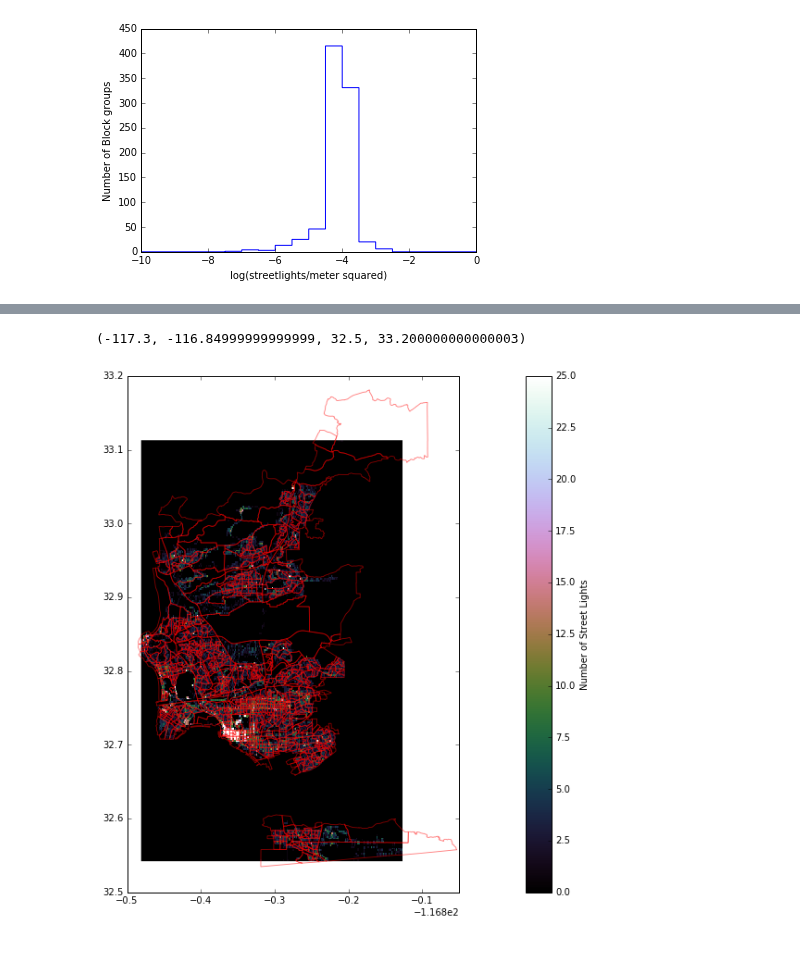
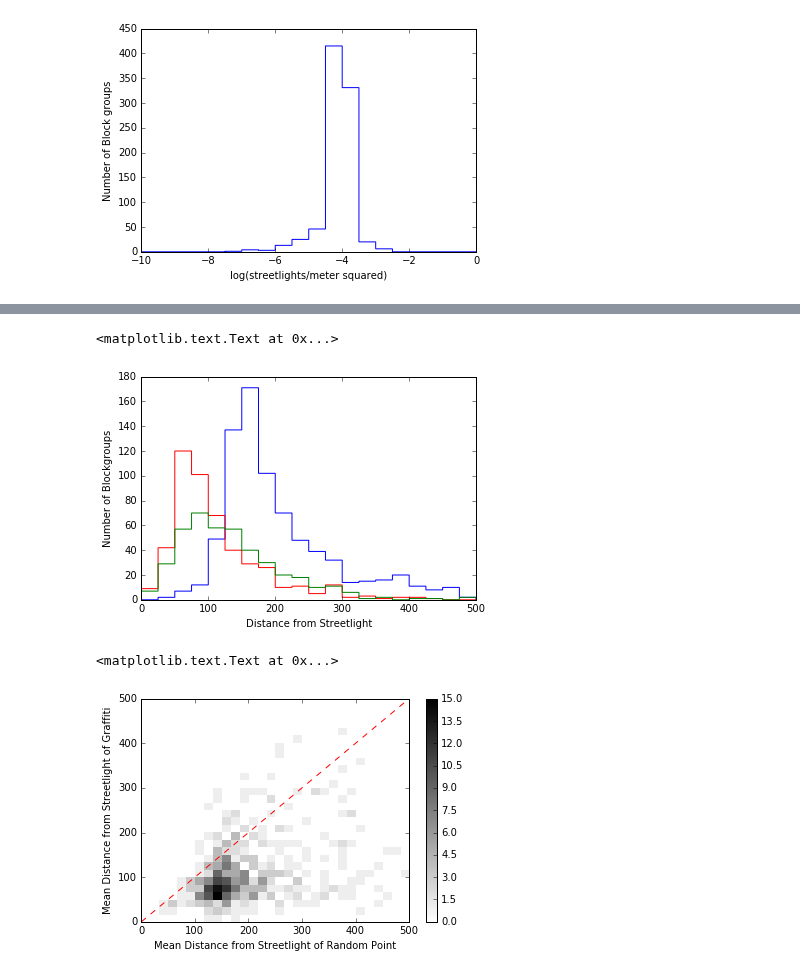
Before and after one commit to katiesch/insight2016, a Jupyter notebook: streetlight_density.ipynb, the cells around one changed output, grey strips where cells are left out. Drawn from its saved outputs; the diff is of its cells as text; code cells hidden in the pictures.

```diff
--- a/streetlight_density.ipynb
+++ b/streetlight_density.ipynb
@@ -154 +228,3 @@ plt.ylabel('Number of Block groups')
+# %%
+barf = pd.read_csv('output_files/total_reports_demo_0917.csv')
 # %%
@@ -174,3 +237,0 @@ sdcounty_index = np.where((bg_info[1]=='073') & (bg_info[3]!='0'))[0]
-# %%
-sdcounty['tract'] = sdcounty[2]
-sdcounty['blockgroup'] = sdcounty[3]
@@ -191,25 +238,31 @@ to_ignore = ['021600', '020706', '021304', '013206', '013419', '013314', '017020
-# %%
-fig,ax = plt.subplots(1,1, figsize=(10,10))
-
-patches = []
-for i in range(0,len(sdcounty_index)):
-    #if sdcounty.loc[sdcounty_index[i], 'tract'] in list(sdcity_census_tracts):
-    #    if (sdcounty.loc[sdcounty_index[i], 'tract'] not in to_ignore):
-    temp_tract = sdcounty.loc[sdcounty_index[i], 'tract']
-    temp_bg = sdcounty.loc[sdcounty_index[i], 'blockgroup']
-    if (len(np.where((streetlight_count['tract']==temp_tract) & (streetlight_count['blockgroup']==temp_bg))[0])==1):
-            barf = pd.DataFrame(shapes[sdcounty_index[i]].points)
-            poly = plt.Polygon(barf[[0,1]], fc='none', ec='r', alpha=0.5, lw=0.9, zorder=3)
-            patches.append(poly)
-            plt.gca().add_patch(poly)
-
-plt.hist2d(sl_record['lon'], sl_record['lat'], bins=(250,250), cmap='cubehelix', vmax=25)
-plt.colorbar(label='Number of Street Lights')
-
-
-plt.xlim(-117.28, -116.95)
-plt.ylim(32.5,33.1)
-plt.axis('scaled')
-# %% [output]
-(-117.3, -116.84999999999999, 32.5, 33.200000000000003)
-[figure, removed]
+# %%
+puker = pd.merge(barf[['tract', 'blockgroup', 'gsl_meandist', 'dsl_meandist',
+                      'tract_in_city']],
+                 sdcounty[['tract', 'blockgroup', 'sl_minidist']],
+                on=['tract', 'blockgroup'], how='left')
+# %%
+plt.hist(puker.loc[np.where(puker['tract_in_city']==1.0)[0], 'sl_minidist'],
+             bins=20, range=[0,500], histtype='step', color='b')
+plt.hist(puker.loc[np.where(puker['tract_in_city']==1.0)[0],'gsl_meandist'],
+             bins=20, range=[0,500], histtype='step', color='r')
+plt.hist(puker.loc[np.where(puker['tract_in_city']==1.0)[0],'dsl_meandist'],
+             bins=20, range=[0,500], histtype='step', color='g')
+
+plt.xlabel('Distance from Streetlight')
+plt.ylabel('Number of Blockgroups')
+# %% [output]
+<matplotlib.text.Text at 0x...>
+[figure, added]
+# %%
+#plt.plot(puker['sl_minidist'], puker['gsl_meandist'], 'k.')
+plt.hist2d(puker['sl_minidist'].astype(float), puker['gsl_meandist'].astype(float),
+           range=([0,500],[0,500]), bins=(30,30), cmap='binary')
+plt.colorbar()
+plt.xlim(0,500)
+plt.ylim(0,500)
+plt.plot([0,500],[0,500], 'r--')
+plt.xlabel('Mean Distance from Streetlight of Random Point')
+plt.ylabel('Mean Distance from Streetlight of Graffiti')
+# %% [output]
+<matplotlib.text.Text at 0x...>
+[figure, added]
```
Also changed, not shown: parts of 35 cells of this notebook.
